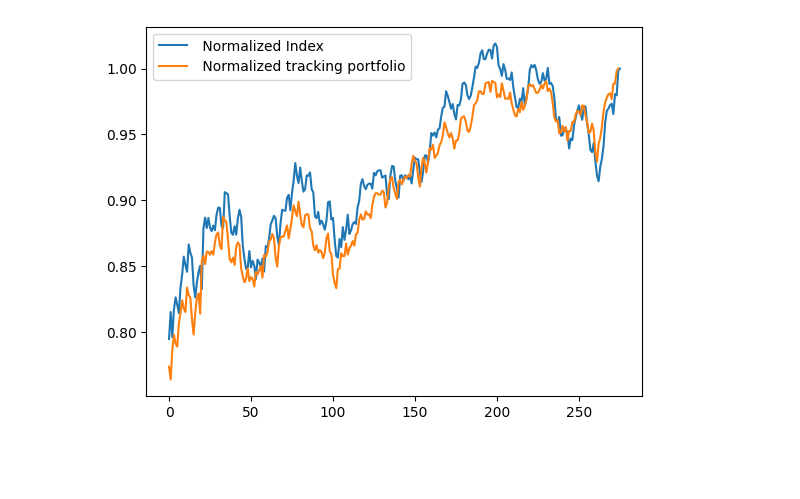
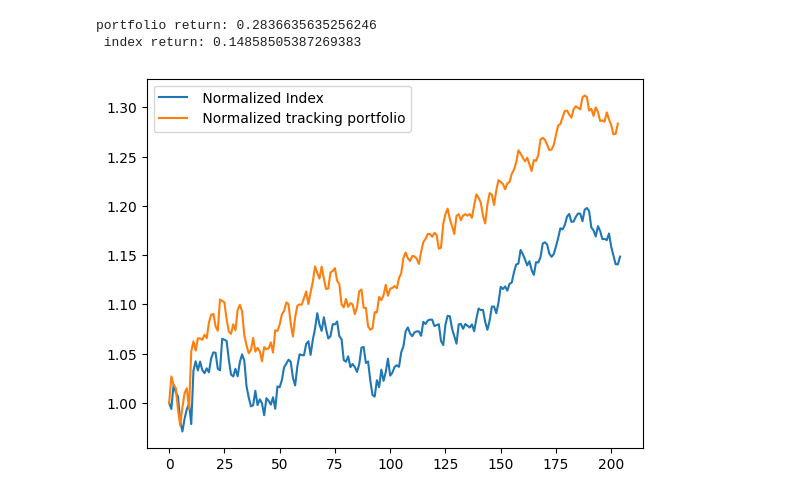
Before and after one commit to deDg0d/index-tracking-pyomo, a Jupyter notebook: index-tracking.ipynb, the cells around one changed output. Cells and saved outputs as stored; diff of their text form; code cells hidden in the pictures; blank space fills up the shorter version.

Commit message:
out of sample added

```diff
--- a/index-tracking.ipynb
+++ b/index-tracking.ipynb
@@ -242,0 +257,12 @@ plt.show()
+# %%
+tracking = []
+index = []
+tracking.append( 100*(1+r_tracking[0]))
+index.append(100*(1+Index[0]))
+for i in range(1,len(Index)):
+    tracking.append(tracking[i-1]*(1+r_tracking[i]))
+    index.append(index[i-1]*(1+Index[i]))
+plt.plot(tracking,label = 'Tracking portfolio')
+plt.plot(index,label = 'Index')
+plt.legend()
+plt.show()
@@ -242,0 +271,19 @@ plt.show()
+# %%
+#out-of-sample performance
+
+V_out =  np.array(out_prices.drop(['^GSPC'] ,axis = 1)).T
+R_out = np.array([np.log(np.array(out_prices['^GSPC'][t])/np.array(out_prices['^GSPC'][t-1]))
+if t!=0 else np.log(np.array(out_prices['^GSPC'][1])/np.array(out_prices['^GSPC'][0]))  for t in range(V_out.shape[1]) ]) #return of index in period t
+r_tracking = [(sum(V_out[i,t]*model.x[i].value for i in model.i))/(sum(V_out[i,t-1]*model.x[i].value for i in model.i))-1  for t in range(1,V_out.shape[1]) ]
+Index = [R_out[t] for t in range(1,V_out.shape[1])]
+tracking = []
+index = []
+tracking.append( 100*(1+r_tracking[0]))
+index.append(100*(1+Index[0]))
+for i in range(1,len(Index)):
+    tracking.append(tracking[i-1]*(1+r_tracking[i]))
+    index.append(index[i-1]*(1+Index[i]))
+plt.plot(tracking,label = 'Tracking portfolio')
+plt.plot(index,label = 'Index')
+plt.legend()
+plt.show()
@@ -243,10 +292,13 @@ plt.show()
 # %%
-I = I/I[-1]
+I = I/I[0]
 y = [100 * (1 + sum(r_tracking[:i])) for i in range(1, len(r_tracking)+1)]
-y = y/y[-1]
+print(f'portfolio return: {(y[-1]/y[0])-1} \n index return: {(I[-1]/I[0])-1}')
+y = y/y[0]
 plt.plot(I,label=' Normalized Index')
 plt.plot(y,label=' Normalized tracking portfolio')
 plt.legend()
 plt.show()
 # %% [output]
+portfolio return: 0.2836635635256246
+ index return: 0.14858505387269383
-[figure, old version]
+[figure, new version]
```
Also changed, not shown: parts of 8 cells of this notebook.
